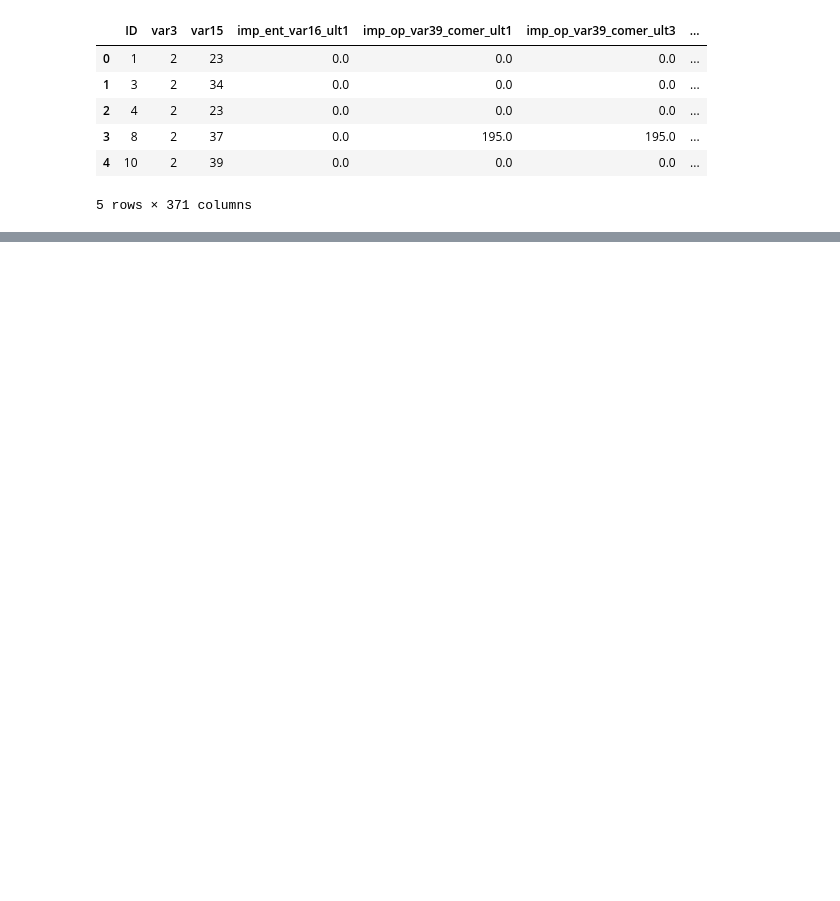
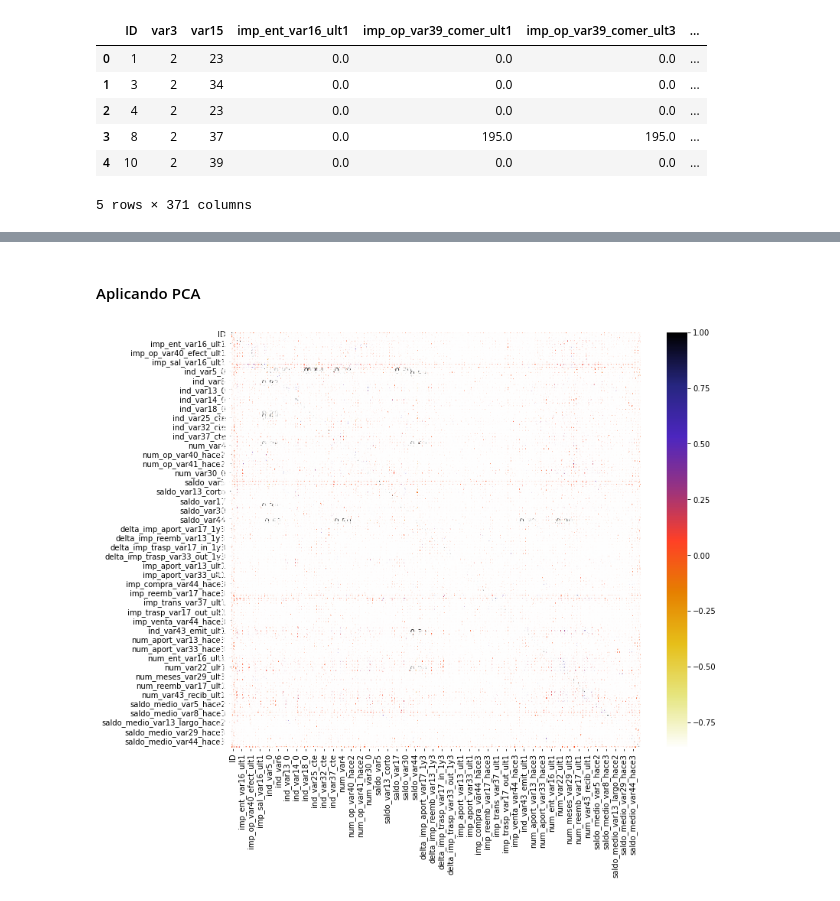
Before and after one commit to eduardobaratela/Data-Master, a Jupyter notebook: Untitled.ipynb, the cells around one changed output, grey strips where cells are left out. Saved outputs shown, nothing was run; the diff lists cells and outputs as text; code cells hidden in the pictures; blank space fills up the shorter version.

Commit message:
Análise exploratória e feature selection inicial

```diff
--- a/Untitled.ipynb
+++ b/Untitled.ipynb
@@ -19,0 +90,25 @@ train.shape
+# %%
+def feature_selection(df, threshold):
+    #df, df_id = df.drop([id_column], axis=1)
+
+    #removendo features com 0 de variância
+    selector = VarianceThreshold()
+    selector.fit_transform(df)
+    df_var = df.loc[:, selector.get_support()]
+    print(f"{len(df.columns) - len(df_var.columns)} colunas removidas com VarianceThreshold(0)")
+
+    #removendo features com correlação alta
+    corr = df_var.corr()
+    columns = np.full((corr.shape[0],), True, dtype=bool)
+    for i in range(corr.shape[0]):
+        for j in range(i+1, corr.shape[0]):
+            if corr.iloc[i,j] >= threshold:
+                if columns[j]:
+                    columns[j] = False
+    selected_columns = df_var.columns[columns]
+    df_corr = df_var[selected_columns]
+    print(f"{len(df_var.columns) - len(df_corr.columns)} colunas removidas com correlação > |{threshold}|")
+
+    return df_corr
+# %%
+train_sel = feature_selection(train, 0.8)
@@ -19,0 +164,4 @@ train.shape
+# %%
+#Removendo linhas com lixo
+
+train_sel = train_sel[train_sel['var3'] != -999999]
@@ -19,0 +194,10 @@ train.shape
+# %% [markdown]
+#### Aplicando PCA
+# %%
+#Using Pearson Correlation
+plt.figure(figsize=(12,10))
+cor = train_sel.corr()
+sns.heatmap(cor, annot=True, cmap=plt.cm.CMRmap_r)
+plt.show()
+# %% [output]
+[figure, added]
```
Also changed, not shown: parts of 18 cells of this notebook.
